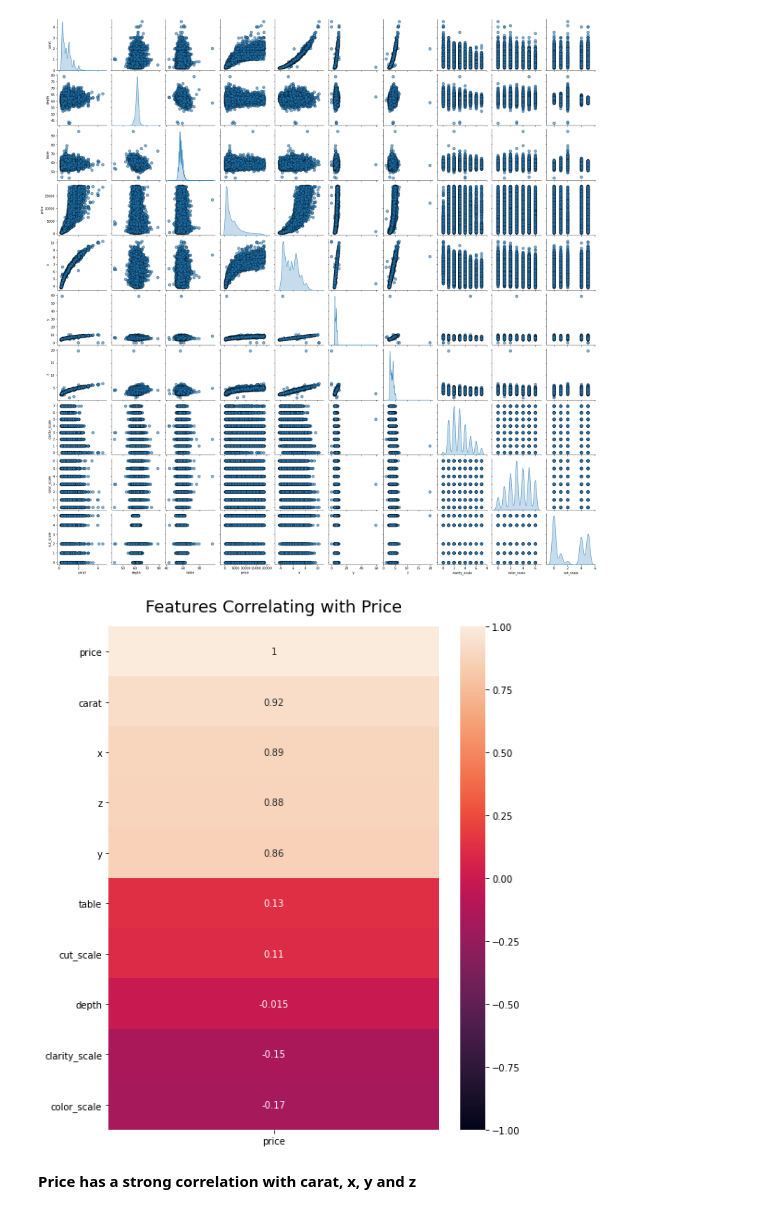
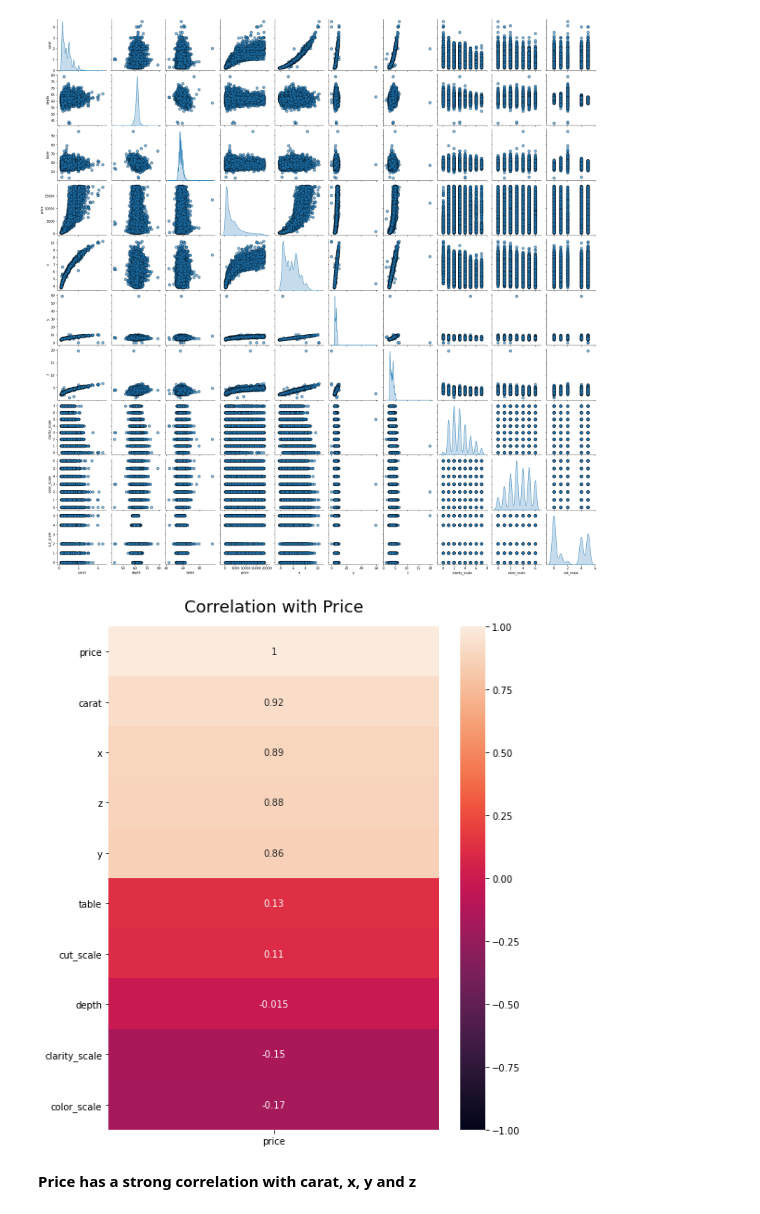
Before and after one commit to marinafdezban/ih_datamadpt1120_project_m2, a Jupyter notebook: notebooks/EDA and ab testing.ipynb, the cells around one changed output. Drawn from its saved outputs; the diff is of its cells as text; code cells hidden in the pictures.

```diff
--- a/notebooks/EDA and ab testing.ipynb
+++ b/notebooks/EDA and ab testing.ipynb
@@ -120,9 +120,9 @@ plt.show();
 # %%
 plt.figure(figsize=(8, 10))
 heatmap = sns.heatmap(diamonds.corr()[['price']].sort_values(by='price', ascending=False), vmin=-1, vmax=1, annot=True)
-heatmap.set_title('Features Correlating with Price', fontdict={'fontsize':18}, pad=16)
+heatmap.set_title('Correlation with Price', fontdict={'fontsize':18}, pad=16)
 plt.show()
 # %% [output]
-[figure, old version]
+[figure, new version]
 # %% [markdown]
 **Price has a strong correlation with carat, x, y and z**
```
Also changed, not shown: parts of 15 cells of this notebook.
